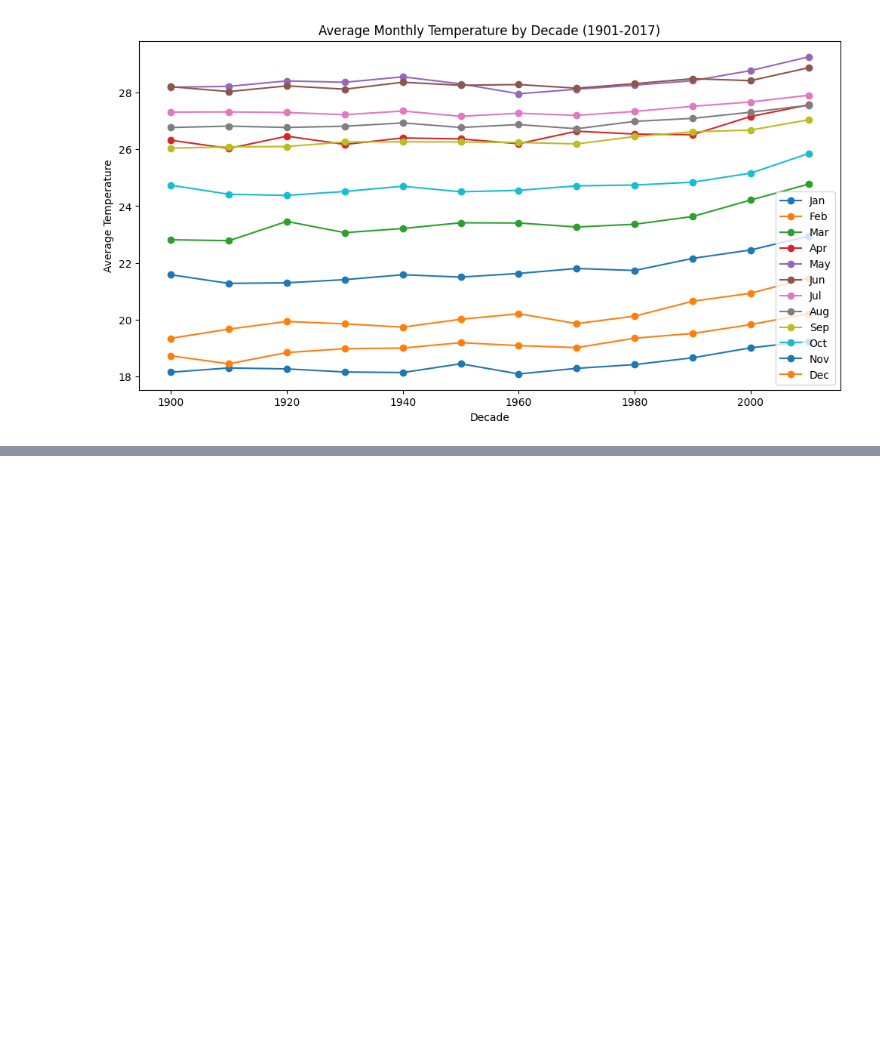
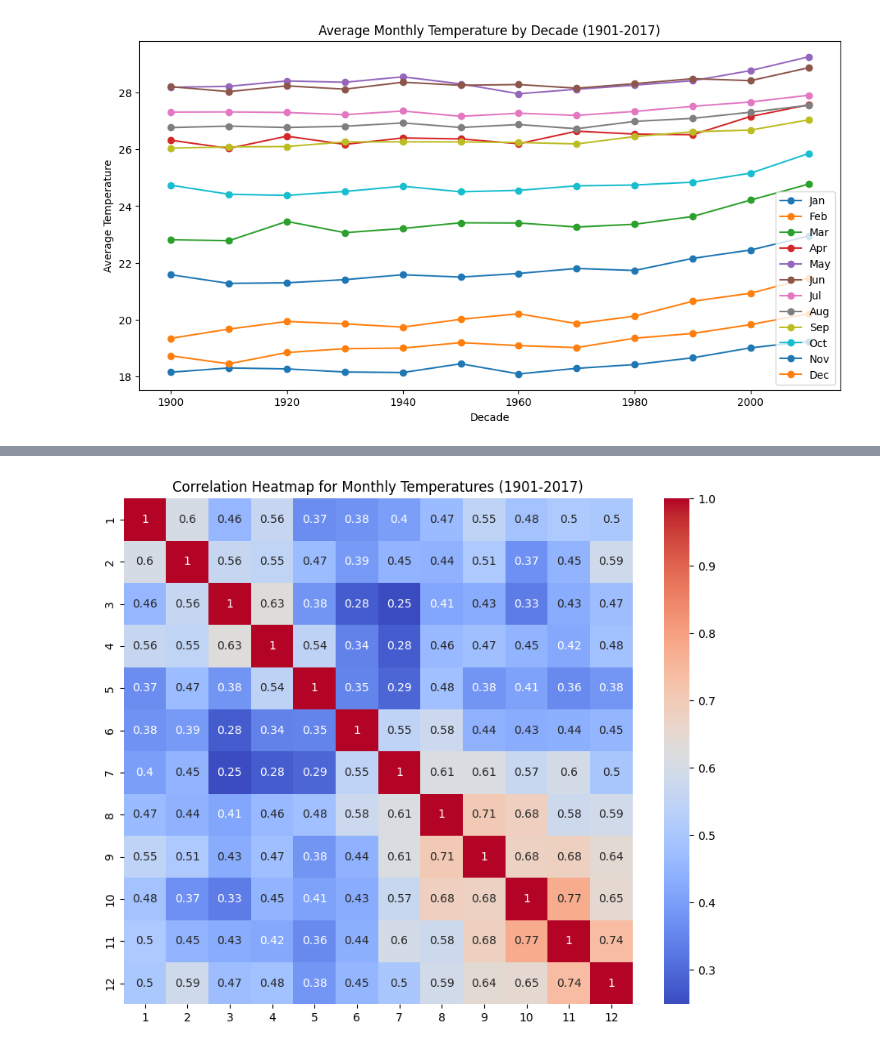
Before and after one commit to AshadullahDanish/weather-forecasting-kaggle-competition-, a Jupyter notebook: notebook1db22fbd9c.ipynb, the cells around one changed output, grey strips where cells are left out. Saved outputs shown, nothing was run; the diff lists cells and outputs as text; code cells hidden in the pictures; blank space fills up the shorter version.

```diff
--- a/notebook1db22fbd9c.ipynb
+++ b/notebook1db22fbd9c.ipynb
@@ -164,0 +162,7 @@ plt.show()
+# %%
+plt.figure(figsize=(10, 8))
+sns.heatmap(df[['1', '2', '3', '4', '5', '6', '7', '8', '9', '10', '11', '12']].corr(), annot=True, cmap='coolwarm')
+plt.title('Correlation Heatmap for Monthly Temperatures (1901-2017)')
+plt.show()
+# %% [output]
+[figure, added]
```
Also changed, not shown: parts of 6 cells of this notebook.
